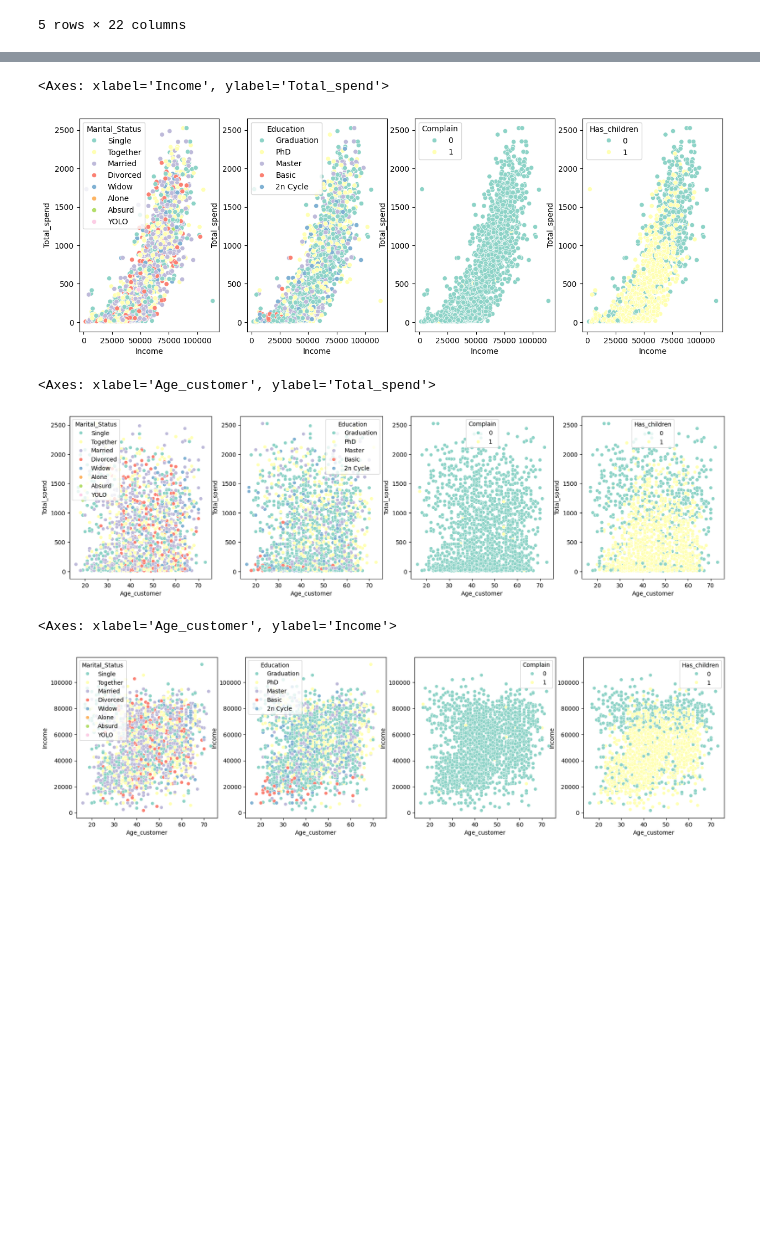
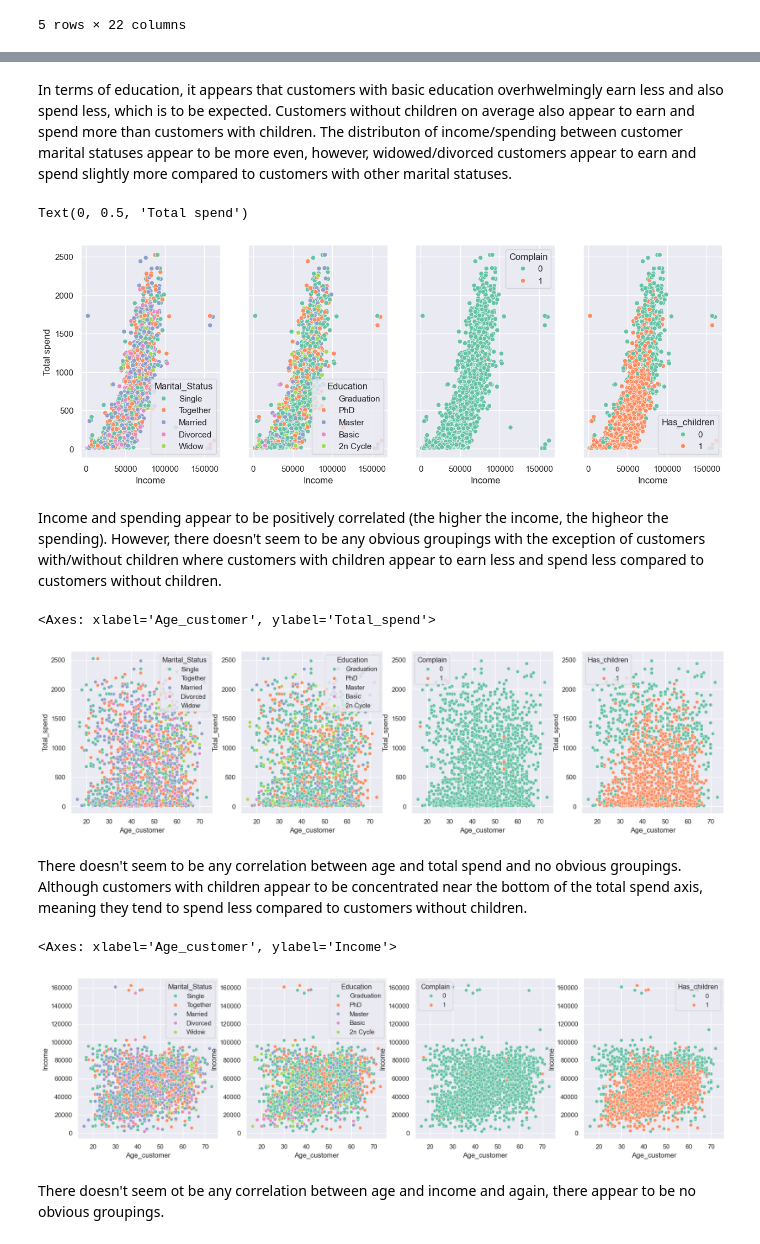
Before and after one commit to windc-888/Customer-segmentation, a Jupyter notebook: code.ipynb, the cells around one changed output, grey strips where cells are left out. Saved outputs shown, nothing was run; the diff lists cells and outputs as text; code cells hidden in the pictures; blank space fills up the shorter version.

```diff
--- a/code.ipynb
+++ b/code.ipynb
@@ -74,15 +75,27 @@ dtype: int64
 # %%
+##-------- EXPLORATORY DATA ANALYSIS-------##
+
 # Plotting categorical data
+sns.set_theme()
+sns.set_palette("Set2")
+fig, ax = plt.subplots(1,4, figsize=(14,4))
 
-sns.set_palette("Set3")
-fig, ax = plt.subplots(1,4, figsize=(15,3))
 sns.countplot(data=data, x='Marital_Status', hue='Marital_Status', ax=ax[0])
 sns.countplot(data=data, x='Education', hue='Education', ax=ax[1])
 sns.countplot(data=data, x='Complain', hue='Complain', ax=ax[2], legend=False)
 sns.countplot(data=data, x='Has_children', hue='Has_children', ax=ax[3], legend=False)
+
+# Setting plot parameters
 ax[0].tick_params(rotation=45)
+ax[0].set_xlabel("Marital status")
+
 ax[1].tick_params(rotation=45)
+
 ax[2].set_xticklabels(["No","Yes"])
+ax[2].set_xlabel("Has made a complaint")
+
 ax[3].set_xticklabels(["No","Yes"])
+ax[3].set_xlabel("Has children")
+
 plt.show()
 # %% [output]
@@ -89,0 +151,7 @@ plt.show()
+# %%
+# Removing outliers
+data = data[data["Age_customer"]<100]
+data = data[data["Income"]<200000]
+
+# Testing that all outliers removed
+(data["Age_customer"]>100).sum() + (data["Income"]>200000).sum()
@@ -117,30 +197,44 @@ sns.histplot(data=test, x="Total_spend", ax=ax[2])
+# %% [markdown]
+In terms of education, it appears that customers with basic education overhwelmingly earn less and also spend less, which is to be expected. Customers without children on average also appear to earn and spend more than customers with children. The distributon of income/spending between customer marital statuses appear to be more even, however, widowed/divorced customers appear to earn and spend slightly more compared to customers with other marital statuses.
 # %%
 # Seeing relationship between income & total spend based on marital status, education, whether they complain and has children
-fig, ax = plt.subplots(1,4, figsize=(15,5))
-sns.scatterplot(data=test, x = "Income", y = "Total_spend", hue = "Marital_Status", ax=ax[0])
-sns.scatterplot(data=test, x = "Income", y = "Total_spend", hue = "Education", ax=ax[1])
-sns.scatterplot(data=test, x = "Income", y = "Total_spend", hue = "Complain", ax=ax[2])
-sns.scatterplot(data=test, x = "Income", y = "Total_spend", hue = "Has_children", ax=ax[3])
+fig, ax = plt.subplots(1,4, figsize=(15,5), sharex=True, sharey=True)
+
+sns.scatterplot(data=data, x = "Income", y = "Total_spend", hue = "Marital_Status", ax=ax[0])
+sns.scatterplot(data=data, x = "Income", y = "Total_spend", hue = "Education", ax=ax[1])
+sns.scatterplot(data=data, x = "Income", y = "Total_spend", hue = "Complain", ax=ax[2])
+sns.scatterplot(data=data, x = "Income", y = "Total_spend", hue = "Has_children", ax=ax[3])
+
+# Setting plot parameters
+ax[0].set_ylabel("Total spend")
 # %% [output]
-<Axes: xlabel='Income', ylabel='Total_spend'>
+Text(0, 0.5, 'Total spend')
-[figure, old version]
+[figure, new version]
+# %% [markdown]
+Income and spending appear to be positively correlated (the higher the income, the higheor the spending). However, there doesn't seem to be any obvious groupings with the exception of customers with/without children where customers with children appear to earn less and spend less compared to customers without children.
 # %%
 # Seeing relationship between age & total spend based on marital status, education, whether they complain and has children
 fig, ax = plt.subplots(1,4, figsize=(20,5))
-sns.scatterplot(data=test, x = "Age_customer", y = "Total_spend", hue = "Marital_Status", ax=ax[0])
-sns.scatterplot(data=test, x = "Age_customer", y = "Total_spend", hue = "Education", ax=ax[1])
-sns.scatterplot(data=test, x = "Age_customer", y = "Total_spend", hue = "Complain", ax=ax[2])
-sns.scatterplot(data=test, x = "Age_customer", y = "Total_spend", hue = "Has_children", ax=ax[3])
+
+sns.scatterplot(data=data, x = "Age_customer", y = "Total_spend", hue = "Marital_Status", ax=ax[0])
+sns.scatterplot(data=data, x = "Age_customer", y = "Total_spend", hue = "Education", ax=ax[1])
+sns.scatterplot(data=data, x = "Age_customer", y = "Total_spend", hue = "Complain", ax=ax[2])
+sns.scatterplot(data=data, x = "Age_customer", y = "Total_spend", hue = "Has_children", ax=ax[3])
 # %% [output]
 <Axes: xlabel='Age_customer', ylabel='Total_spend'>
-[figure, old version]
+[figure, new version]
+# %% [markdown]
+There doesn't seem to be any correlation between age and total spend and no obvious groupings. Although customers with children appear to be concentrated near the bottom of the total spend axis, meaning they tend to spend less compared to customers without children.
 # %%
 # Seeing relationship between age & income based on marital status, education, whether they complain and has children
 fig, ax = plt.subplots(1,4, figsize=(20,5))
-sns.scatterplot(data=test, x = "Age_customer", y = "Income", hue = "Marital_Status", ax=ax[0])
-sns.scatterplot(data=test, x = "Age_customer", y = "Income", hue = "Education", ax=ax[1])
-sns.scatterplot(data=test, x = "Age_customer", y = "Income", hue = "Complain", ax=ax[2])
-sns.scatterplot(data=test, x = "Age_customer", y = "Income", hue = "Has_children", ax=ax[3])
+
+sns.scatterplot(data=data, x = "Age_customer", y = "Income", hue = "Marital_Status", ax=ax[0])
+sns.scatterplot(data=data, x = "Age_customer", y = "Income", hue = "Education", ax=ax[1])
+sns.scatterplot(data=data, x = "Age_customer", y = "Income", hue = "Complain", ax=ax[2])
+sns.scatterplot(data=data, x = "Age_customer", y = "Income", hue = "Has_children", ax=ax[3])
 # %% [output]
 <Axes: xlabel='Age_customer', ylabel='Income'>
-[figure, old version]
+[figure, new version]
+# %% [markdown]
+There doesn't seem ot be any correlation between age and income and again, there appear to be no obvious groupings.
```
Also changed, not shown: parts of 15 cells of this notebook.
